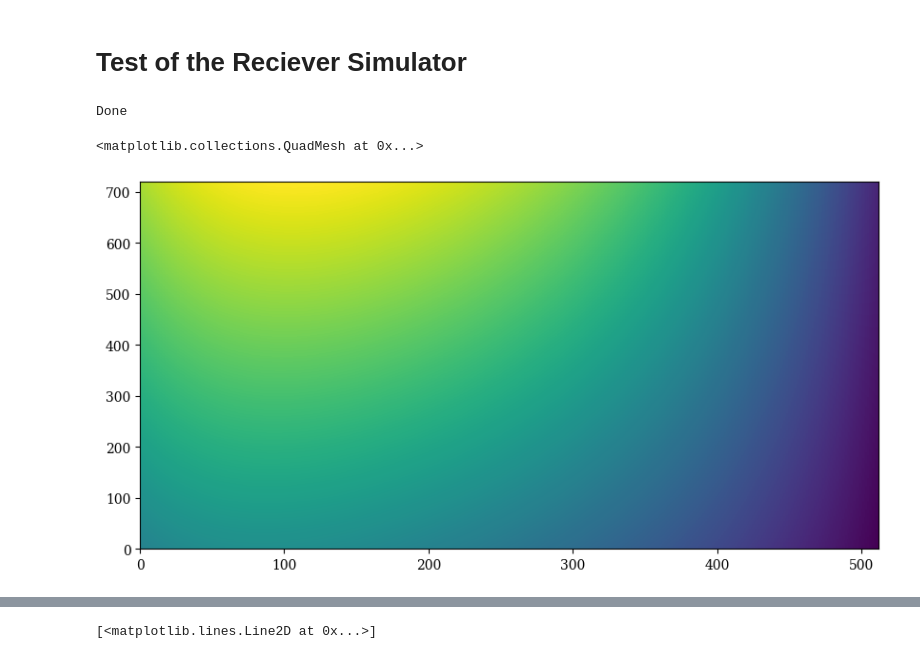
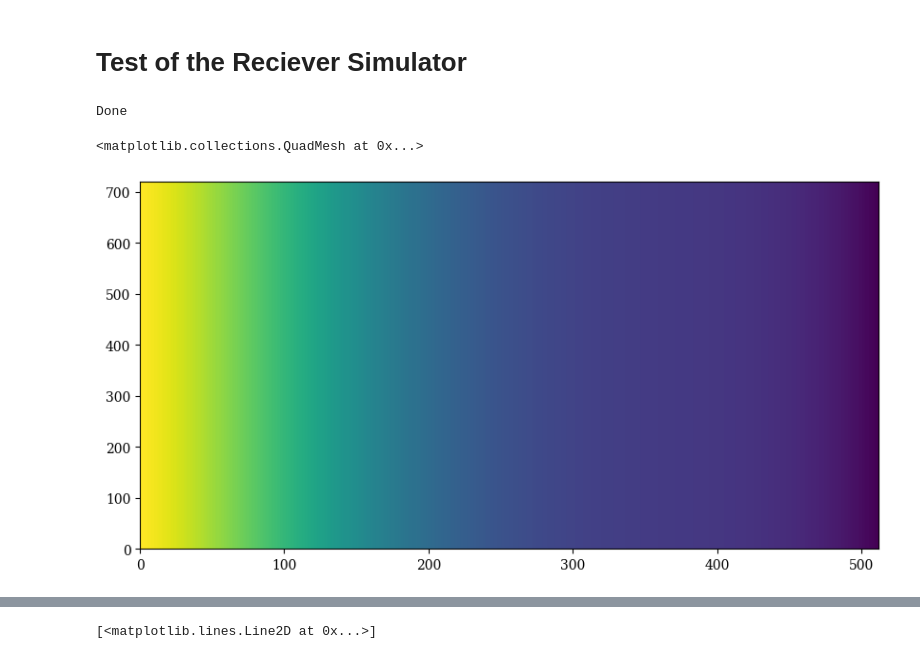
Before and after one commit to RHINO-Experiment/rhino-cal, a Jupyter notebook: simulation_testing.ipynb, the cells around one changed output, grey strips where cells are left out. Saved outputs shown, nothing was run; the diff lists cells and outputs as text; code cells hidden in the pictures.

```diff
--- a/simulation_testing.ipynb
+++ b/simulation_testing.ipynb
@@ -17,12 +17,14 @@ plt.rcParams.update({
     "font.family": "serif"
 })
 # %%
-test_receiver = Receiver(gamma_rec_s2p_path='/Users/user/Desktop/RHINO/new_daq/VNA_Measurements_John/RecBlock/RecBlockSDR0.s2p',
-                         gains_s2p_path='/Users/user/Desktop/RHINO/new_daq/VNA_Measurements_John/RecBlock/RecBlock0.s2p',
-                         t_unc_scale=300,
-                         t_sin_scale=60,
-                         t_cos_scale=50,
-                         t_0_scale=400)
+test_receiver = Receiver(
+    gamma_rec_s2p_path='/Users/user/Desktop/RHINO/new_daq/VNA_Measurements_John/RecBlock/RecBlockSDR0.s2p',
+    gains_s2p_path='/Users/user/Desktop/RHINO/new_daq/VNA_Measurements_John/RecBlock/RecBlock0.s2p',
+    t_unc_scale=300,
+    t_sin_scale=60,
+    t_cos_scale=50,
+    t_0_scale=400
+    )
 
 test_receiver.change_freqs(np.linspace(60*un.MHz, 80*un.MHz, 512))
 
@@ -103,43 +105,43 @@ test_src = Load(physical_temperature=2600,
 
 # print(len(test_src.t_src))
 # plt.plot(test_src.freqs, test_src.t_src)
 # plt.xlabel('Frequency')
 # plt.ylabel('Temperature')
 # plt.title('Synchrotron Temperatures')
 # plt.show()
 
 observation_handler_obj = ObservationHandler(observation_length=1*3600*un.s,
                                              receiver=test_receiver,
                                              sources=[long_open,
                                                       long_short,
                                                       open_load,
                                                       short_load,
                                                       test_src],
                                             dicke_switch_sources=[
                                                 matched_ambient,
                                                                   heated_load,
                                                                   #noise_diode
                                                                   ],
                                             dicke_switch_length=150*un.s,
                                             delta_t=5*un.s,
-                                            n_t_unc_freq_coeffs=2,
-                                            n_t_unc_time_coeffs=2,
-                                            n_t_sin_freq_coeffs=2,
-                                            n_t_sin_time_coeffs=2,
-                                            n_t_cos_freq_coeffs=2,
-                                            n_t_cos_time_coeffs=2,
-                                            n_gain_freq_coeffs=2,
-                                            n_gain_time_coeffs=2,
+                                            n_t_unc_freq_coeffs=1,
+                                            n_t_unc_time_coeffs=1,
+                                            n_t_sin_freq_coeffs=1,
+                                            n_t_sin_time_coeffs=1,
+                                            n_t_cos_freq_coeffs=1,
+                                            n_t_cos_time_coeffs=1,
+                                            n_gain_freq_coeffs=1,
+                                            n_gain_time_coeffs=1,
                                             n_t_0_freq_coeffs=1,
-                                            n_t_0_time_coeffs=2,
+                                            n_t_0_time_coeffs=1,
                                             gain_fluctuation_amp_frac=0.01,
                                             temp_sens_variance=0.01**2)
 
 plt.pcolormesh(observation_handler_obj.gains)
 # %% [output]
 Done
 <matplotlib.collections.QuadMesh at 0x...>
-[figure, old version]
+[figure, new version]
 # %%
 plt.plot(observation_handler_obj.gains.mean(axis=0))
 plt.show()
```
Also changed, not shown: parts of 4 cells of this notebook, 7 other files.
